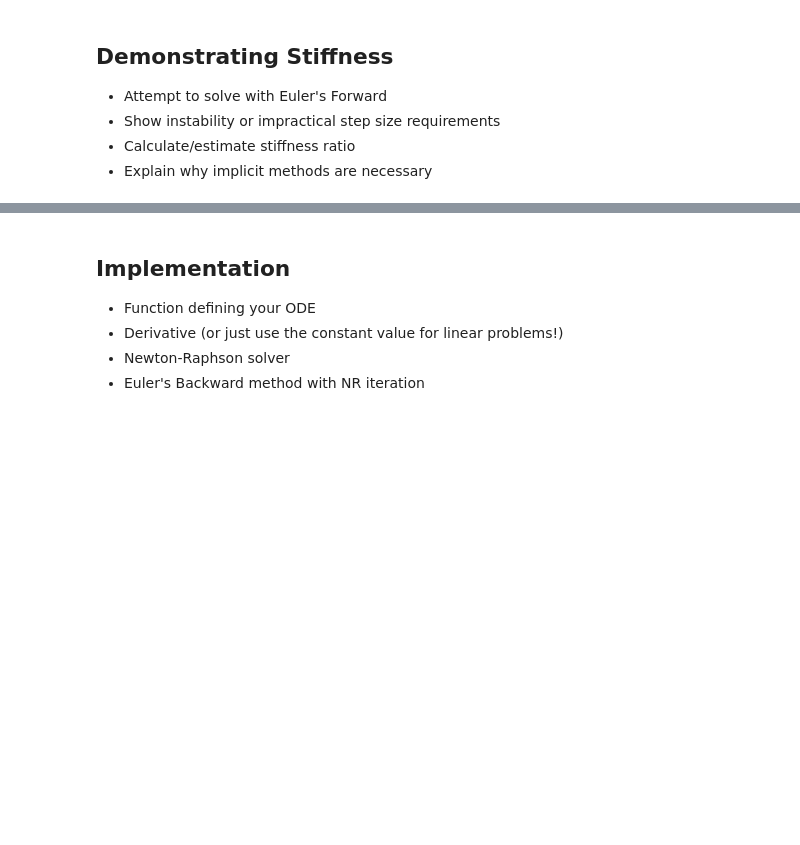
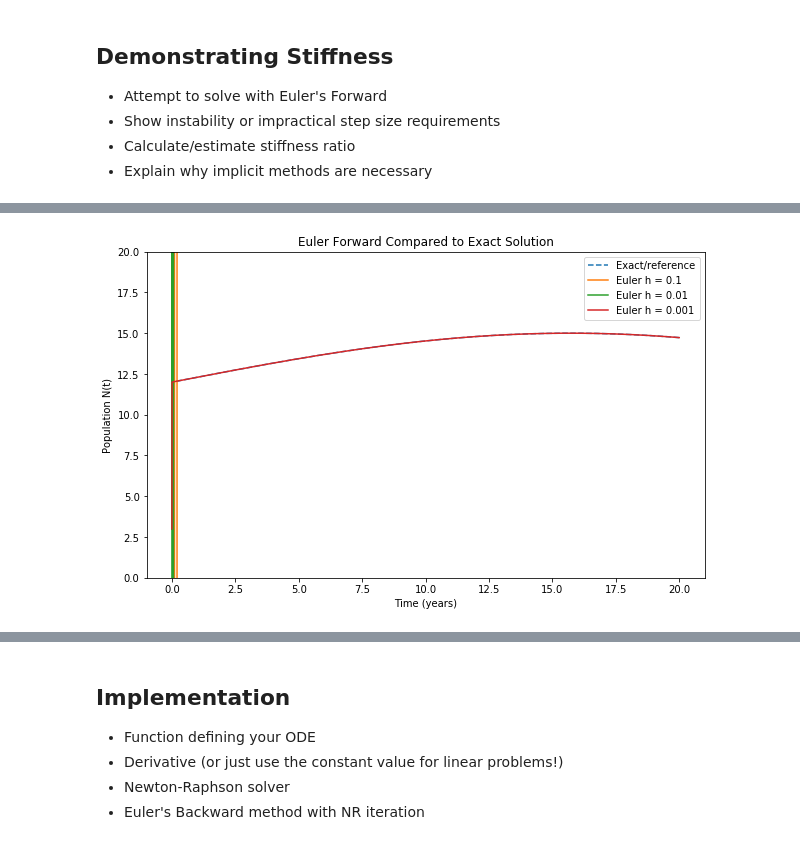
Before and after one commit to morgancodes22/coe311k, a Jupyter notebook: Gaitz_Morgan_COE311K_FinalProject_Part2.ipynb, the cells around one changed output, grey strips where cells are left out. Cells and saved outputs as stored; diff of their text form; code cells hidden in the pictures; blank space fills up the shorter version.

```diff
--- a/Gaitz_Morgan_COE311K_FinalProject_Part2.ipynb
+++ b/Gaitz_Morgan_COE311K_FinalProject_Part2.ipynb
@@ -46,0 +79,74 @@ Key characteristic: The stability requirement is much more restrictive than the
+# %%
+# Eulers Forward - taken from part 1 and then adjusted to meet requirements
+def Euler(step):
+
+    num_steps = int(round((stop - start) / step))
+    t = np.linspace(start, stop, num_steps + 1)
+
+    #make array to store the population
+    y = np.zeros((num_steps + 1, len(y0)))
+
+    #initial condition
+    y[0] = y0
+
+    # when / if this method fails
+    failed = False
+    fail_step = None
+
+    #go through each step
+    for i in range(num_steps):
+        slope = dN_dt(t[i], y[i])
+        y[i + 1] = y[i] + step * slope
+
+        # stop if the solution becomes unrealistic
+        # fail if solution blows up
+        if not np.isfinite(y[i + 1, 0]) or abs(y[i + 1, 0]) > 1e8:
+            failed = True
+            fail_step = i + 1
+            y[i + 1:, 0] = np.nan
+            print(f"h = {step} failed at step {i + 1}, t = {t[i + 1]:.5f}")
+            break
+
+    return t, y, failed, fail_step
+
+# calculate stiffness
+h_lim = 2 / lam
+
+pop_time = 1 / lam
+k_time = 1 / omega
+stiffness_ratio = pop_time / k_time
+
+print("Euler Forward stable step size must be less than:", h_lim)
+print("Stiffness ratio:", stiffness_ratio)
+
+
+#look at it at different h values and compare to exact
+step_sizes = [0.1, 0.01, 0.001]
+solutions = {} # store to graph later
+
+t_exact = np.linspace(start, stop, 5000)
+N_exact = exact_solution(t_exact)
+
+plt.figure(figsize=(10, 6))
+plt.plot(t_exact, N_exact, '--', label="Exact/reference")
+
+for h in step_sizes:
+
+    t, y, failed, fail_step = Euler(h)
+
+    solutions[h] = (t, y, failed, fail_step)
+
+    plt.plot(t, y[:, 0], label=f"Euler h = {h}")
+
+    if failed:
+        print(f"Euler Forward failed for h = {h}")
+    else:
+        print(f"Euler Forward worked for h = {h}")
+
+plt.xlabel("Time (years)")
+plt.ylabel("Population N(t)")
+plt.title("Euler Forward Compared to Exact Solution")
+plt.ylim(0, 20)
+plt.legend()
+plt.show()
+# %% [output]
@@ -46,0 +160 @@ Key characteristic: The stability requirement is much more restrictive than the
+[figure, added]
```
Also changed, not shown: parts of 28 cells of this notebook.
